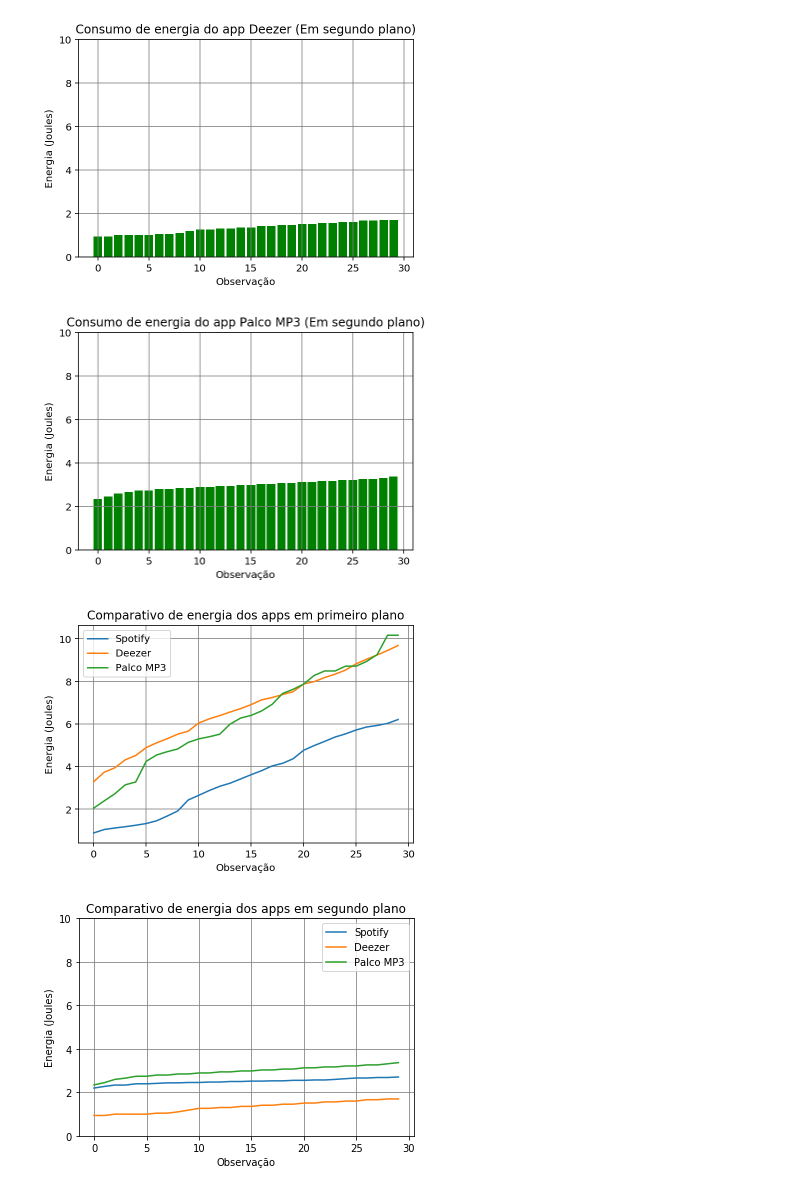
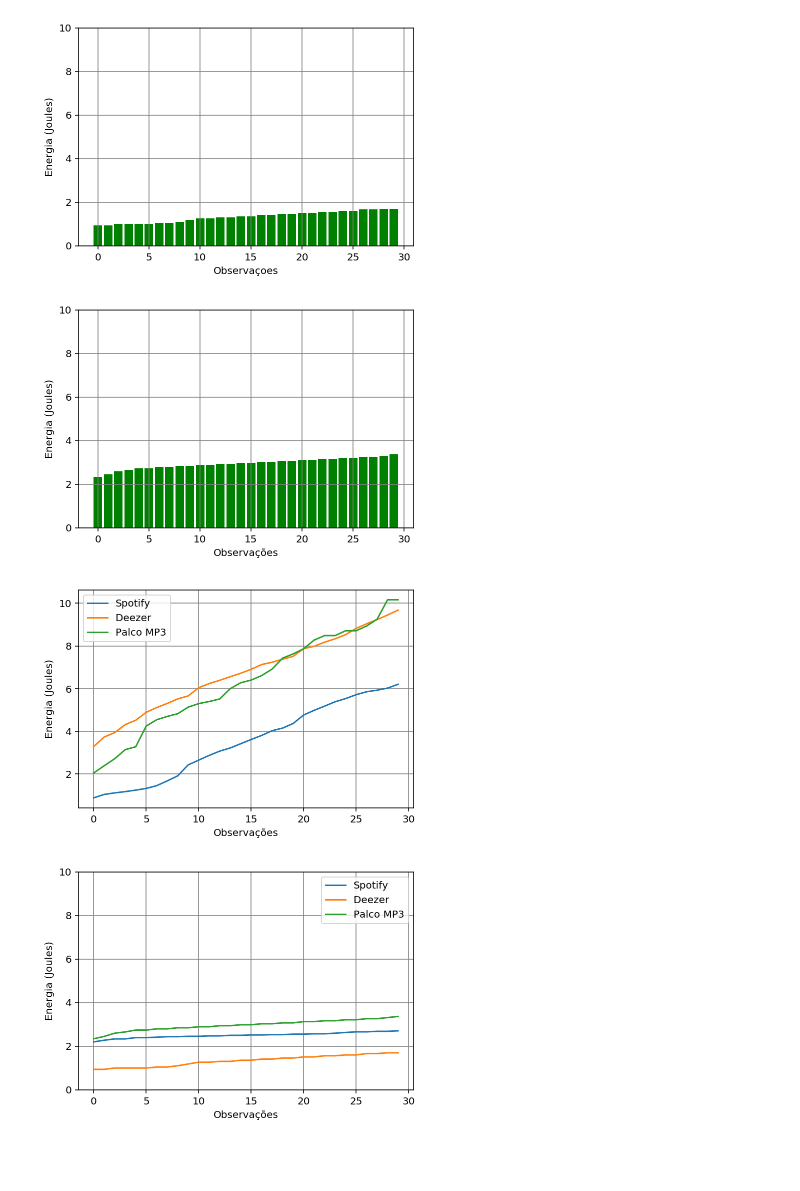
Before and after one commit to diegofsousa/MusicPlayersGraphs, a Jupyter notebook: Plots.ipynb, the cells around one changed output. Drawn from its saved outputs; the diff is of its cells as text; code cells hidden in the pictures; blank space fills up the shorter version.

```diff
--- a/Plots.ipynb
+++ b/Plots.ipynb
@@ -81,21 +81,21 @@ plt.show()
 # %%
 # Resultados para deezer em segundo plano
 
 seq11 = [0.935, 0.935, 0.996, 0.996, 0.996, 0.996, 1.042, 1.042, 1.101, 1.181, 1.262, 1.262, 1.301, 1.301, 1.353,
        1.353, 1.405, 1.405, 1.454, 1.454, 1.506, 1.506, 1.559, 1.559, 1.597, 1.597, 1.66, 1.66, 1.695, 1.695,]
 
 N = len(seq11)
 x = range(N)
 width = 1/1.2
 plt.bar(x, seq11, width, color="green")
 plt.ylim(0,10)
 plt.grid(True, color='gray')
-plt.title("Consumo de energia do app Deezer (Em segundo plano)")
-plt.xlabel("Observação")
+#plt.title("Consumo de energia do app Deezer (Em segundo plano)")
+plt.xlabel("Observaçoes")
 plt.ylabel("Energia (Joules)")
 plt.show()
 # %% [output]
-[figure, old version]
+[figure, new version]
 # %%
 # Resultados para Palco MP3 em segundo plano
 
@@ -108,38 +108,38 @@ width = 1/1.2
 plt.bar(x, seq12, width, color="green")
 plt.ylim(0,10)
 plt.grid(True, color='gray')
-plt.title("Consumo de energia do app Palco MP3 (Em segundo plano)")
-plt.xlabel("Observação")
+#plt.title("Consumo de energia do app Palco MP3 (Em segundo plano)")
+plt.xlabel("Observações")
 plt.ylabel("Energia (Joules)")
 plt.show()
 # %% [output]
-[figure, old version]
+[figure, new version]
 # %%
 # Consumo dos três apps em primeiro plano (compilado)
 
 plt.xlabel('X')
 plt.ylabel('Y')
-plt.title('Comparativo de energia dos apps em primeiro plano')
+#plt.title('Comparativo de energia dos apps em primeiro plano')
 a, = plt.plot(seq00, label='Spotify')
 b, = plt.plot(seq01, label='Deezer')
 c, = plt.plot(seq02, label='Palco MP3')
-plt.xlabel("Observação")
+plt.xlabel("Observações")
 plt.grid(True, color='gray')
 plt.ylabel("Energia (Joules)")
 plt.legend(handles=[a,b,c])
 plt.show()
 # %% [output]
-[figure, old version]
+[figure, new version]
 # %%
 # Consumo dos três apps em segundo plano (compilado)
 
 plt.xlabel('X')
 plt.ylabel('Y')
-plt.title('Comparativo de energia dos apps em segundo plano')
+#plt.title('Comparativo de energia dos apps em segundo plano')
 a, = plt.plot(seq10, label='Spotify')
 b, = plt.plot(seq11, label='Deezer')
 c, = plt.plot(seq12, label='Palco MP3')
-plt.xlabel("Observação")
+plt.xlabel("Observações")
 plt.ylim(0,10)
 plt.grid(True, color='gray')
 plt.grid(True, color='gray')
@@ -147,7 +147,7 @@ plt.ylabel("Energia (Joules)")
 plt.legend(handles=[a,b,c])
 plt.show()
 # %% [output]
-[figure, old version]
+[figure, new version]
 # %%
 # Comparativo total de energia em primeiro plano
 
```
Also changed, not shown: parts of 6 cells of this notebook, 1 other file.
